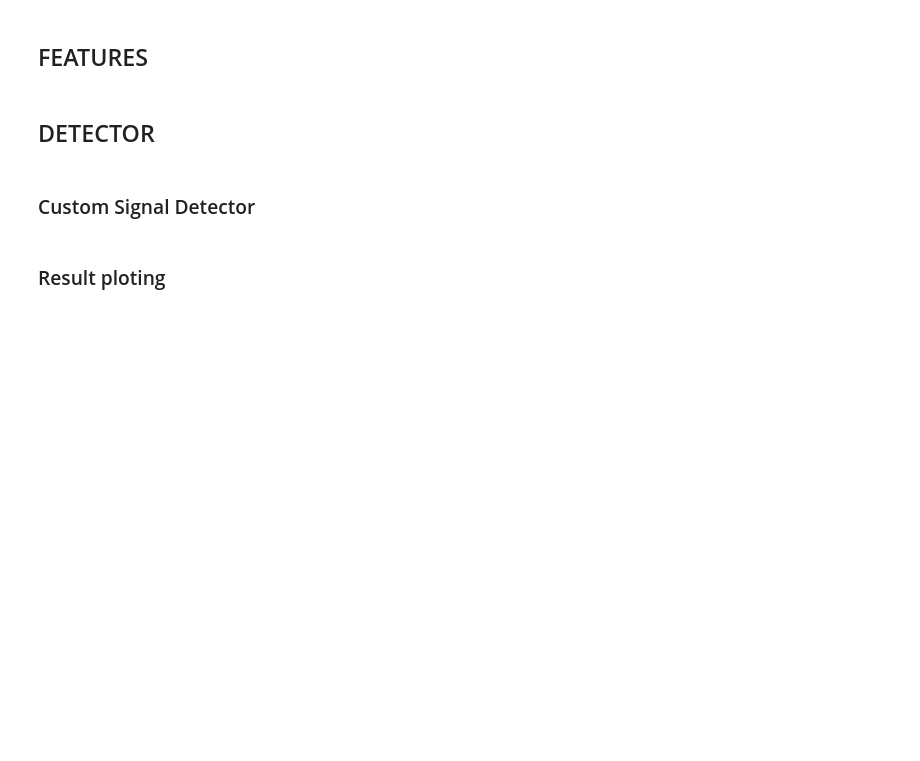
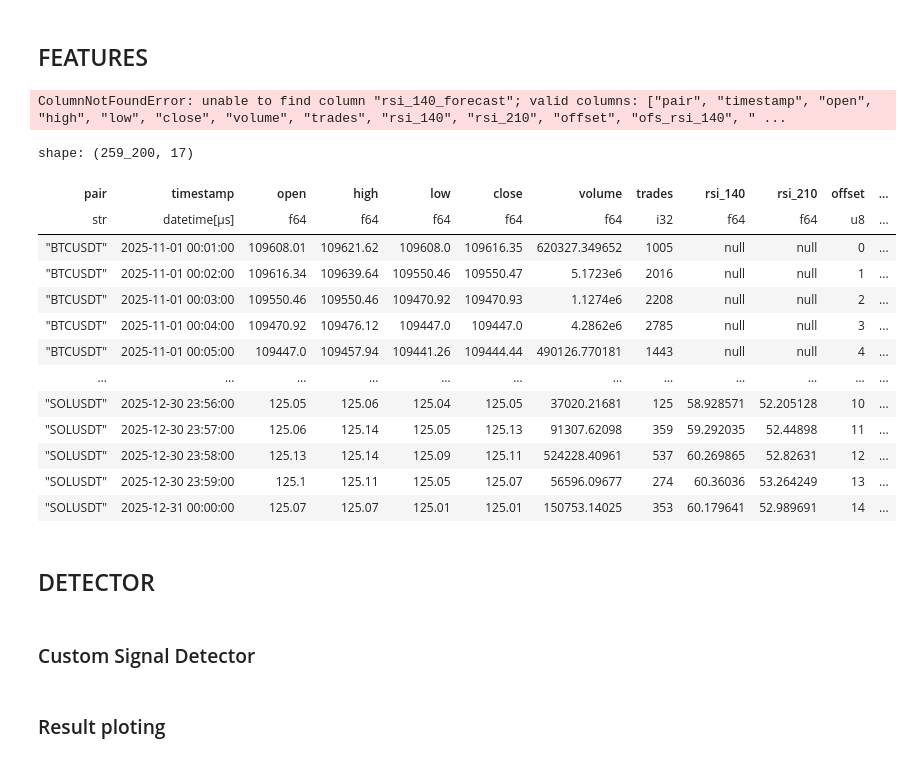
Before and after one commit to pathway2nothing/sf-kedro, a Jupyter notebook: notebooks/tutorial.ipynb, the cells around one changed output. Drawn from its saved outputs; the diff is of its cells as text; code cells hidden in the pictures; blank space fills up the shorter version.

```diff
--- a/notebooks/tutorial.ipynb
+++ b/notebooks/tutorial.ipynb
@@ -75,3 +60,57 @@ features_df.head()
+# %%
+import signalflow as sf
+from sf_kedro.custom_modules import MarketLogReturnFeature
+
+offset_window = 15
+pipeline = FeaturePipeline(
+    features=[
+        sf.feature.ExampleRsiFeature(period=140),
+        sf.feature.ExampleRsiFeature(period=210),
+        OffsetFeature(
+            feature_name="example/rsi",
+            feature_params={"period": 140},
+            window=offset_window,
+            prefix="ofs_",
+        ),
+        sf.feature.ExampleGlobalMeanRsiFeature(period=140),
+        sf.feature.ExampleGlobalMeanRsiFeature(period=210),
+        OffsetFeature(
+            feature_name="global/log_return",
+            feature_params={},
+            window=offset_window,
+            prefix="ofs2_",
+        ),
+        LinRegForecastFeature(source_col="ofs_rsi_140", n_lags=1440, forecast_horizon=60)
+
+    ],
+    raw_data_type=sf.RawDataType.SPOT,
+)
+
+
+df = pipeline.run(raw_data_view)
+import pandas as pd
+
+pd.set_option("plotting.backend", "plotly")
+df.filter(pl.col("pair") == "BTCUSDT").select(["rsi_140", "rsi_210", "global_mean_rsi_140", "global_mean_rsi_210", "ofs_rsi_140", "ofs2_market_log_ret", "rsi_140_forecast"]).to_pandas().plot()
+# %% [output]
+ColumnNotFoundError: unable to find column "rsi_140_forecast"; valid columns: ["pair", "timestamp", "open", "high", "low", "close", "volume", "trades", "rsi_140", "rsi_210", "offset", "ofs_rsi_140", " ...
+# %%
+df
+# %% [output]
+shape: (259_200, 17)
+| pair | timestamp | open | high | low | close | volume | trades | rsi_140 | rsi_210 | offset | ... |
+| str | datetime[μs] | f64 | f64 | f64 | f64 | f64 | i32 | f64 | f64 | u8 | ... |
+| "BTCUSDT" | 2025-11-01 00:01:00 | 109608.01 | 109621.62 | 109608.0 | 109616.35 | 620327.349652 | 1005 | null | null | 0 | ... |
+| "BTCUSDT" | 2025-11-01 00:02:00 | 109616.34 | 109639.64 | 109550.46 | 109550.47 | 5.1723e6 | 2016 | null | null | 1 | ... |
+| "BTCUSDT" | 2025-11-01 00:03:00 | 109550.46 | 109550.46 | 109470.92 | 109470.93 | 1.1274e6 | 2208 | null | null | 2 | ... |
+| "BTCUSDT" | 2025-11-01 00:04:00 | 109470.92 | 109476.12 | 109447.0 | 109447.0 | 4.2862e6 | 2785 | null | null | 3 | ... |
+| "BTCUSDT" | 2025-11-01 00:05:00 | 109447.0 | 109457.94 | 109441.26 | 109444.44 | 490126.770181 | 1443 | null | null | 4 | ... |
+| … | … | … | … | … | … | … | … | … | … | … | ... |
+| "SOLUSDT" | 2025-12-30 23:56:00 | 125.05 | 125.06 | 125.04 | 125.05 | 37020.21681 | 125 | 58.928571 | 52.205128 | 10 | ... |
+| "SOLUSDT" | 2025-12-30 23:57:00 | 125.06 | 125.14 | 125.05 | 125.13 | 91307.62098 | 359 | 59.292035 | 52.44898 | 11 | ... |
+| "SOLUSDT" | 2025-12-30 23:58:00 | 125.13 | 125.14 | 125.09 | 125.11 | 524228.40961 | 537 | 60.269865 | 52.82631 | 12 | ... |
+| "SOLUSDT" | 2025-12-30 23:59:00 | 125.1 | 125.11 | 125.05 | 125.07 | 56596.09677 | 274 | 60.36036 | 53.264249 | 13 | ... |
+| "SOLUSDT" | 2025-12-31 00:00:00 | 125.07 | 125.07 | 125.01 | 125.01 | 150753.14025 | 353 | 60.179641 | 52.989691 | 14 | ... |
 # %% [markdown]
 ## DETECTOR
 # %% [markdown]
```
Also changed, not shown: parts of 5 cells of this notebook, 23 other files.
